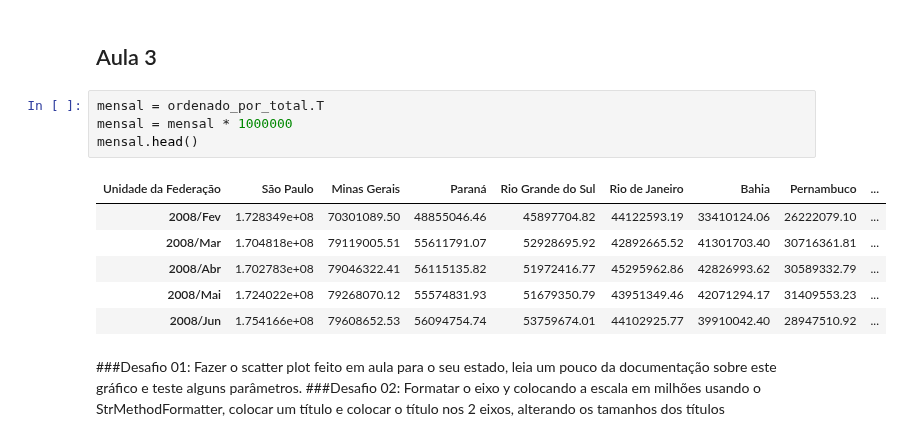
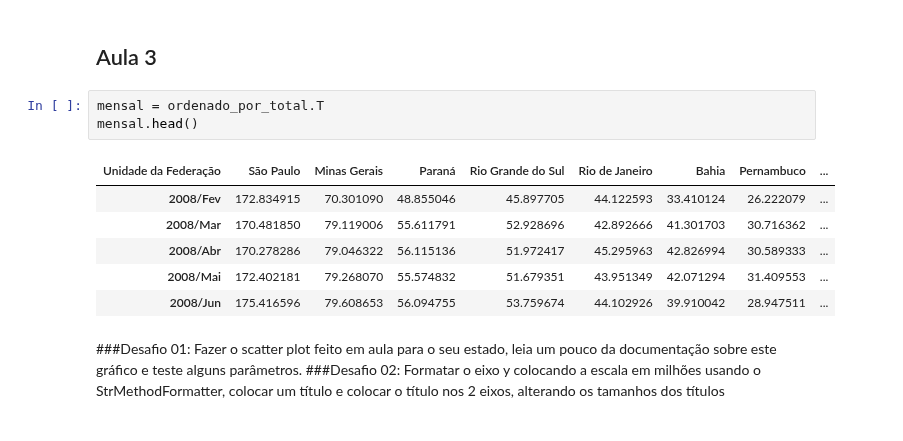
Before and after one commit to rabastos44/Bootcamp-Data-Science-Alura, a Jupyter notebook: Desafios_Modulo_2.ipynb, the cells around one changed output. Drawn from its saved outputs; the diff is of its cells as text.

```diff
--- a/Desafios_Modulo_2.ipynb
+++ b/Desafios_Modulo_2.ipynb
@@ -243,15 +243,14 @@ axis = sns.scatterplot(data = gastos_mensais_melt, x='populacao', y='valor', hue
 ## Aula 3
 # %%
 mensal = ordenado_por_total.T
-mensal = mensal * 1000000
 mensal.head()
 # %% [output]
 | Unidade da Federação | São Paulo | Minas Gerais | Paraná | Rio Grande do Sul | Rio de Janeiro | Bahia | Pernambuco | ... |
-| 2008/Fev | 1.728349e+08 | 70301089.50 | 48855046.46 | 45897704.82 | 44122593.19 | 33410124.06 | 26222079.10 | ... |
-| 2008/Mar | 1.704818e+08 | 79119005.51 | 55611791.07 | 52928695.92 | 42892665.52 | 41301703.40 | 30716361.81 | ... |
-| 2008/Abr | 1.702783e+08 | 79046322.41 | 56115135.82 | 51972416.77 | 45295962.86 | 42826993.62 | 30589332.79 | ... |
-| 2008/Mai | 1.724022e+08 | 79268070.12 | 55574831.93 | 51679350.79 | 43951349.46 | 42071294.17 | 31409553.23 | ... |
-| 2008/Jun | 1.754166e+08 | 79608652.53 | 56094754.74 | 53759674.01 | 44102925.77 | 39910042.40 | 28947510.92 | ... |
+| 2008/Fev | 172.834915 | 70.301090 | 48.855046 | 45.897705 | 44.122593 | 33.410124 | 26.222079 | ... |
+| 2008/Mar | 170.481850 | 79.119006 | 55.611791 | 52.928696 | 42.892666 | 41.301703 | 30.716362 | ... |
+| 2008/Abr | 170.278286 | 79.046322 | 56.115136 | 51.972417 | 45.295963 | 42.826994 | 30.589333 | ... |
+| 2008/Mai | 172.402181 | 79.268070 | 55.574832 | 51.679351 | 43.951349 | 42.071294 | 31.409553 | ... |
+| 2008/Jun | 175.416596 | 79.608653 | 56.094755 | 53.759674 | 44.102926 | 39.910042 | 28.947511 | ... |
 # %% [markdown]
 
 ###Desafio 01: Fazer o scatter plot feito em aula para o seu estado, leia um pouco da documentação sobre este gráfico e teste alguns parâmetros.
```
Also changed, not shown: parts of 7 cells of this notebook.
